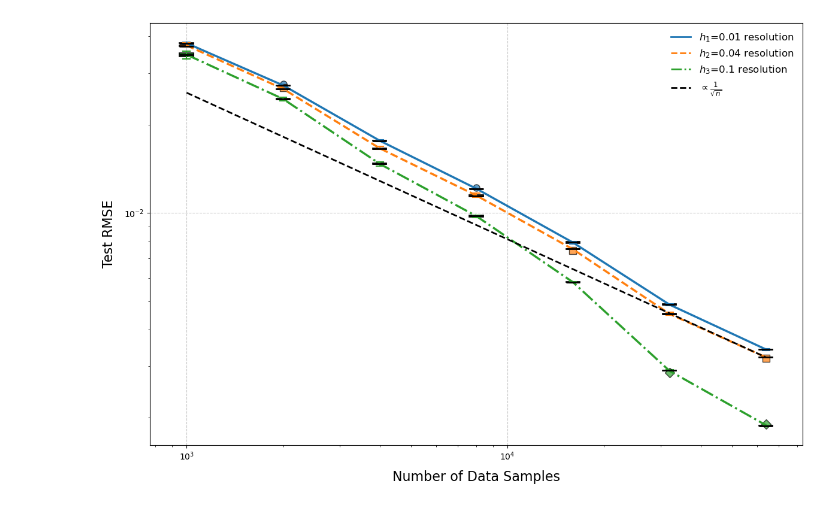
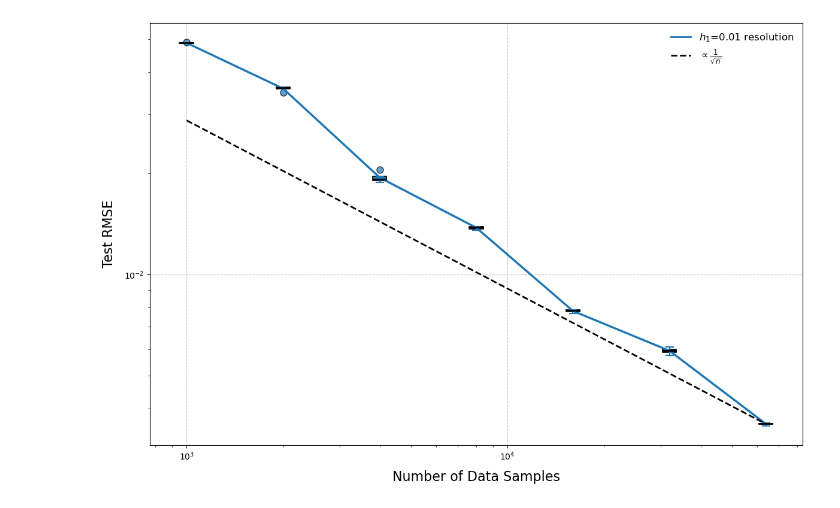
Before and after one commit to filippozacchei/MFDA, a Jupyter notebook: examples/groundwater_flow/report_plots/errors_single_fidelity.ipynb, the cells around one changed output. Saved outputs shown, nothing was run; the diff lists cells and outputs as text; code cells hidden in the pictures.

```diff
--- a/examples/groundwater_flow/report_plots/errors_single_fidelity.ipynb
+++ b/examples/groundwater_flow/report_plots/errors_single_fidelity.ipynb
@@ -10,27 +10,27 @@ from utils import prepare_data_single_fidelity
 
 # Parameters
 n_splits = 4
-n_samples = [1000]
-discretizations = ['h1', 'h2', 'h3']
-resolutions = [50, 25, 10]
-colors = {'h1': 'blue', 'h2': 'green', 'h3': 'red'}
-markers = {'h1': 'o', 'h2': 's', 'h3': 'D'}
-linestyles = {'h1': '-', 'h2': '--', 'h3': ':'}
+n_samples = [1000, 2000, 4000, 8000, 16000, 32000, 64000]
+discretizations = ['h1']
+resolutions = [60]
+colors = {'h1': 'blue', 'h2': 'green', 'h3': 'red', 'h4': 'orange'}
+markers = {'h1': 'o', 'h2': 's', 'h3': 'D', 'h4': '*'}
+linestyles = {'h1': '-', 'h2': '--', 'h3': ':', 'h4': '-'}
 
 # Prepare dictionary for RMSE results
 rmse_test_all = {disc: [] for disc in discretizations}
 
 # Iterate over discretizations
-for discretization in discretizations:
+for discretization, resolution in zip(discretizations,resolutions):
     print(f"Processing discretization level: {discretization}")
 
     # Load training and test data for each discretization
     X_train, y_train, X_test, y_test = prepare_data_single_fidelity(
         115200,
-        f"../data/X_train_{discretization}.csv",
-        f"../data/y_train_{discretization}.csv",
-        f"../data/X_test_{discretization}.csv",
-        f"../data/y_test_{discretization}.csv"
+        f"../data/X_train_{discretization}_60_3.csv",
+        f"../data/y_train_{discretization}_60_3.csv",
+        f"../data/X_test_{discretization}_60_3.csv",
+        f"../data/y_test_{discretization}_60_3.csv"
     )
 
     for n_sample in n_samples:
@@ -46,7 +46,7 @@ for discretization in discretizations:
             y_val_k = y[val_index]
 
             # Load model and evaluate RMSE
-            model_path = f'../models/single_fidelity/resolution_{discretization}/samples_{n_sample}/model_fold_{fold_var}.keras'
+            model_path = f'../models/single_fidelity/resolution_{resolution}/samples_{n_sample}/model_fold_{fold_var}.keras'
             model = load_model(model_path)
             rmse_test.append(np.sqrt(np.mean((model(X_test).numpy() - y_test) ** 2)))
             predictions_train.append(model(X_train).numpy())
@@ -56,7 +56,7 @@ for discretization in discretizations:
         predictions_test = np.mean(np.array(predictions_test),axis=0)
 
         # Define the directory path
-        output_dir = f'../data/predictions_single_fidelity/resolution_{discretization}/samples_{n_sample}/'
+        output_dir = f'../data/predictions_single_fidelity/resolution_{resolution}/samples_{n_sample}/'
 
         # Create the directory if it doesn't exist
         os.makedirs(output_dir, exist_ok=True)
@@ -76,7 +92,7 @@ rmse_test_all
 # %%
-colors = {'h1': '#1f77b4', 'h2': '#ff7f0e', 'h3': '#2ca02c'}  # Colorblind-friendly colors
-linestyles = {'h1': '-', 'h2': '--', 'h3': '-.'}
-markers = {'h1': 'o', 'h2': 's', 'h3': 'D'}
+colors = {'h1': '#1f77b4'}  # Colorblind-friendly colors
+linestyles = {'h1': '-'}
+markers = {'h1': 'o'}
 
 # Create figure with enhanced size and clarity
 plt.figure(figsize=(12, 8))
@@ -96,33 +112,33 @@ for discretization in discretizations:
         medianprops=dict(color='black', linewidth=2),
         whiskerprops=dict(color=colors[discretization], linewidth=1.5),
         capprops=dict(color=colors[discretization], linewidth=1.5),
         flierprops=dict(marker=markers[discretization], color=colors[discretization],
                         markerfacecolor=colors[discretization], alpha=0.7, markersize=8),
         showfliers=True,
     )
 
 # Add convergence lines for each discretization
 for d in discretizations:
     pos = n_samples
     plt.plot(pos, np.mean(rmse_test_all[d], axis=1), color=colors[d], linestyle=linestyles[d], linewidth=2.5)
 
 # Add theoretical convergence line
-convergence_line = 1 * np.sqrt(64000) / np.sqrt(n_samples) * np.mean(rmse_test_all['h2'][-1])
+convergence_line = 1 * np.sqrt(64000) / np.sqrt(n_samples) * np.mean(rmse_test_all['h1'][-1])
 plt.plot(n_samples, convergence_line, 'k--', linewidth=2, label=r'$\propto \frac{1}{\sqrt{n}}$')
 
 # Plot enhancements
 plt.xlabel('Number of Data Samples', fontsize=16, labelpad=10)
 plt.ylabel('Test RMSE', fontsize=16, labelpad=10)
 plt.legend(custom_lines + [plt.Line2D([0], [0], color='black', linestyle='--', lw=2)],
-           [f'{r} resolution' for r in ['$h_1$=0.01', '$h_2$=0.04', '$h_3$=0.1']] + [r'$\propto \frac{1}{\sqrt{n}}$'],
+           [f'{r} resolution' for r in ['$h_1$=0.01']] + [r'$\propto \frac{1}{\sqrt{n}}$'],
            loc='upper right', fontsize=12, frameon=False)
 plt.grid(True, linestyle='--', alpha=0.7)
 plt.xscale('log')
 plt.yscale('log')
 
 # Final layout adjustments and save
 plt.tight_layout()
 plt.savefig("../images/convergence_error_single_fidelity.png", dpi=300, bbox_inches='tight')
 plt.show()
 # %% [output]
-[figure, old version]
+[figure, new version]
```
Also changed, not shown: parts of 2 cells of this notebook, 16 other files.
